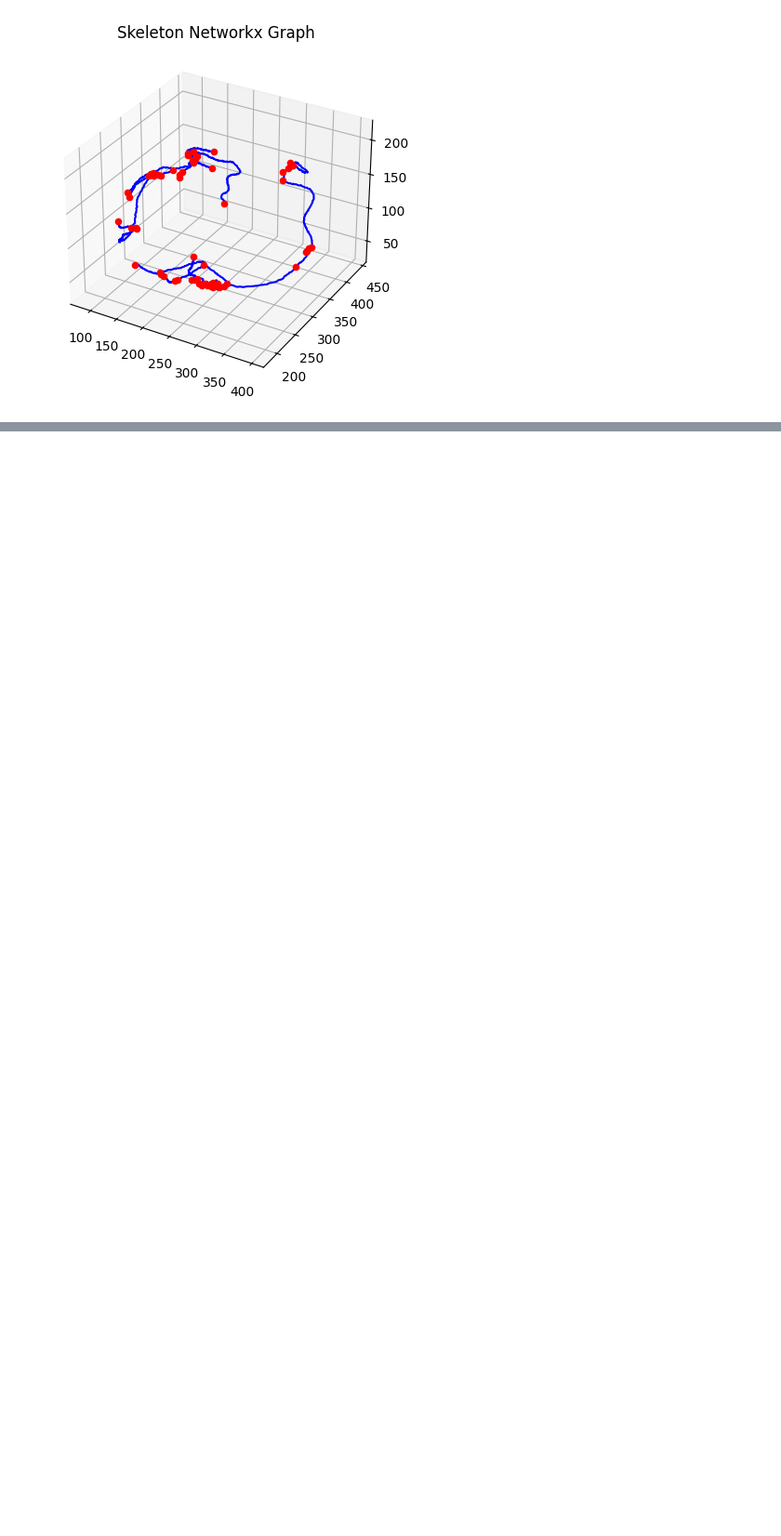
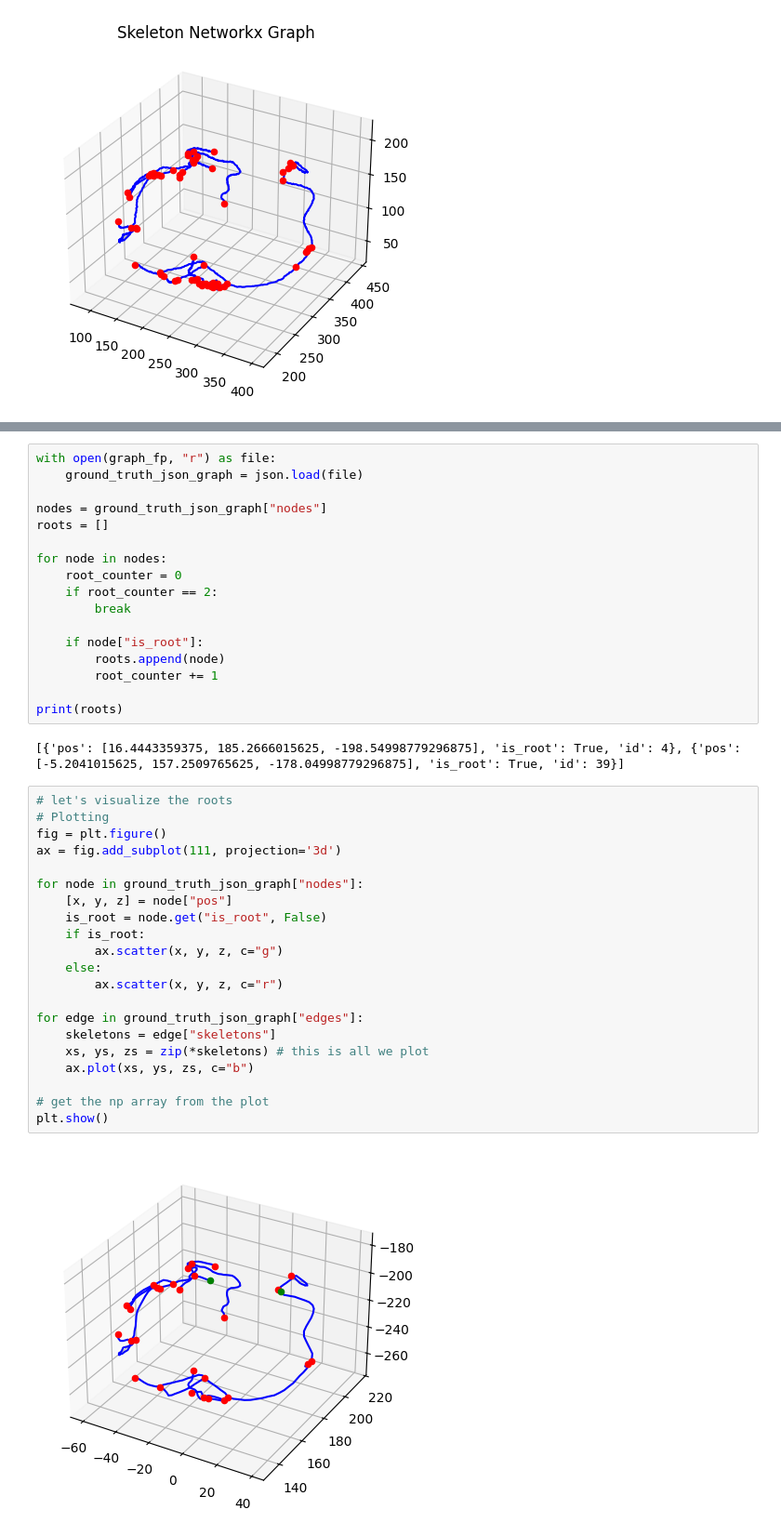
Before and after one commit to philippweinmann/mip_local_unet, a Jupyter notebook: label_graph_viz.ipynb, the cells around one changed output, grey strips where cells are left out. Shown at 93% size. Drawn from its saved outputs; the diff is of its cells as text; blank space fills up the shorter version.

```diff
--- a/label_graph_viz.ipynb
+++ b/label_graph_viz.ipynb
@@ -318,0 +336,42 @@ plot_networkx_graph(snkw_graph, "Skeleton Networkx Graph")
+# %%
+with open(graph_fp, "r") as file:
+    ground_truth_json_graph = json.load(file)
+
+nodes = ground_truth_json_graph["nodes"]
+roots = []
+
+for node in nodes:
+    root_counter = 0
+    if root_counter == 2:
+        break
+
+    if node["is_root"]:
+        roots.append(node)
+        root_counter += 1
+
+print(roots)
+# %% [output]
+[{'pos': [16.4443359375, 185.2666015625, -198.54998779296875], 'is_root': True, 'id': 4}, {'pos': [-5.2041015625, 157.2509765625, -178.04998779296875], 'is_root': True, 'id': 39}]
+# %%
+# let's visualize the roots
+# Plotting
+fig = plt.figure()
+ax = fig.add_subplot(111, projection='3d')
+
+for node in ground_truth_json_graph["nodes"]:
+    [x, y, z] = node["pos"]
+    is_root = node.get("is_root", False)
+    if is_root:
+        ax.scatter(x, y, z, c="g")
+    else:
+        ax.scatter(x, y, z, c="r")
+
+for edge in ground_truth_json_graph["edges"]:
+    skeletons = edge["skeletons"]
+    xs, ys, zs = zip(*skeletons) # this is all we plot
+    ax.plot(xs, ys, zs, c="b")
+
+# get the np array from the plot
+plt.show()
+# %% [output]
+[figure, added]
```
Also changed, not shown: parts of 6 cells of this notebook.
